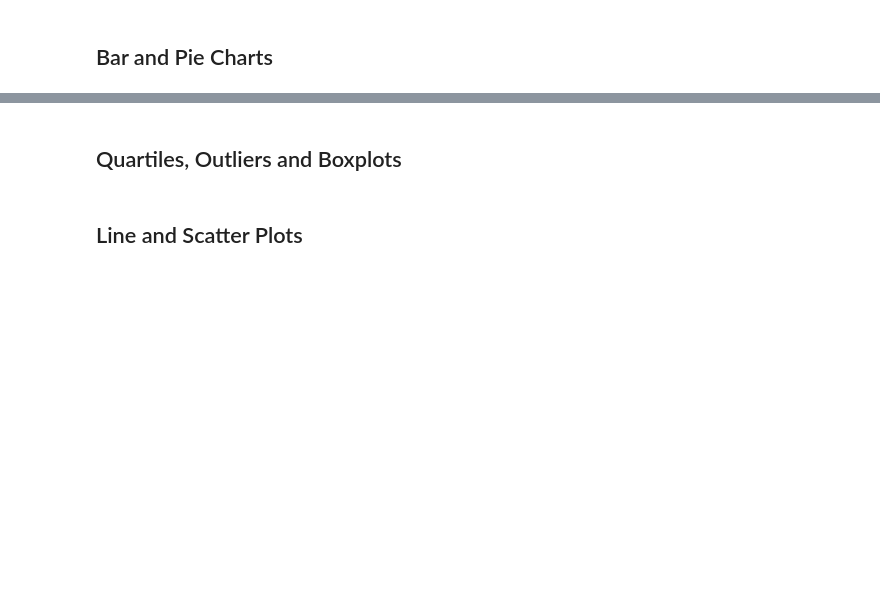
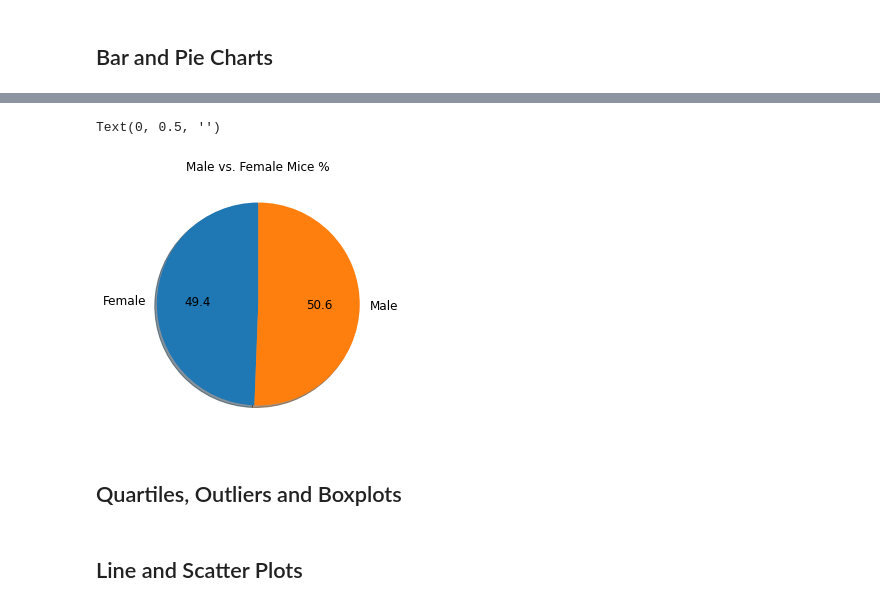
Before and after one commit to strongmachine/Matplotlib_Challenge, a Jupyter notebook: 05-Matplotlib/Instructions/Pymaceuticals/pymaceuticals_starter.ipynb, the cells around one changed output, grey strips where cells are left out. Cells and saved outputs as stored; diff of their text form; code cells hidden in the pictures; blank space fills up the shorter version.

```diff
--- a/05-Matplotlib/Instructions/Pymaceuticals/pymaceuticals_starter.ipynb
+++ b/05-Matplotlib/Instructions/Pymaceuticals/pymaceuticals_starter.ipynb
@@ -159,3 +197,21 @@ single_summ_df
+# %%
+# Generate a pie plot showing the distribution of female versus male mice using Pandas
+#Don't forget to make definitions "DONT FORGET"
+
+male_v_female = pd.DataFrame(merge_table_df.groupby(["Sex"]).count()).reset_index()
+
+
+
+plt.figure(figsize = (10,5))
+sub_p = plt.subplot(121,aspect = "equal")
+male_v_female.plot(kind = "pie", y= "Mouse ID", ax=sub_p,autopct= '%1.1f',
+                   startangle= 90, shadow = True, labels = male_v_female["Sex"], legend = False, fontsize= 12)
+plt.title("Male vs. Female Mice %")
+plt.xlabel("")
+plt.ylabel("")
+# %% [output]
+Text(0, 0.5, '')
+[figure, added]
 # %%
 # Generate a pie plot showing the distribution of female versus male mice using pyplot
 # %% [markdown]
```
Also changed, not shown: parts of 5 cells of this notebook.
